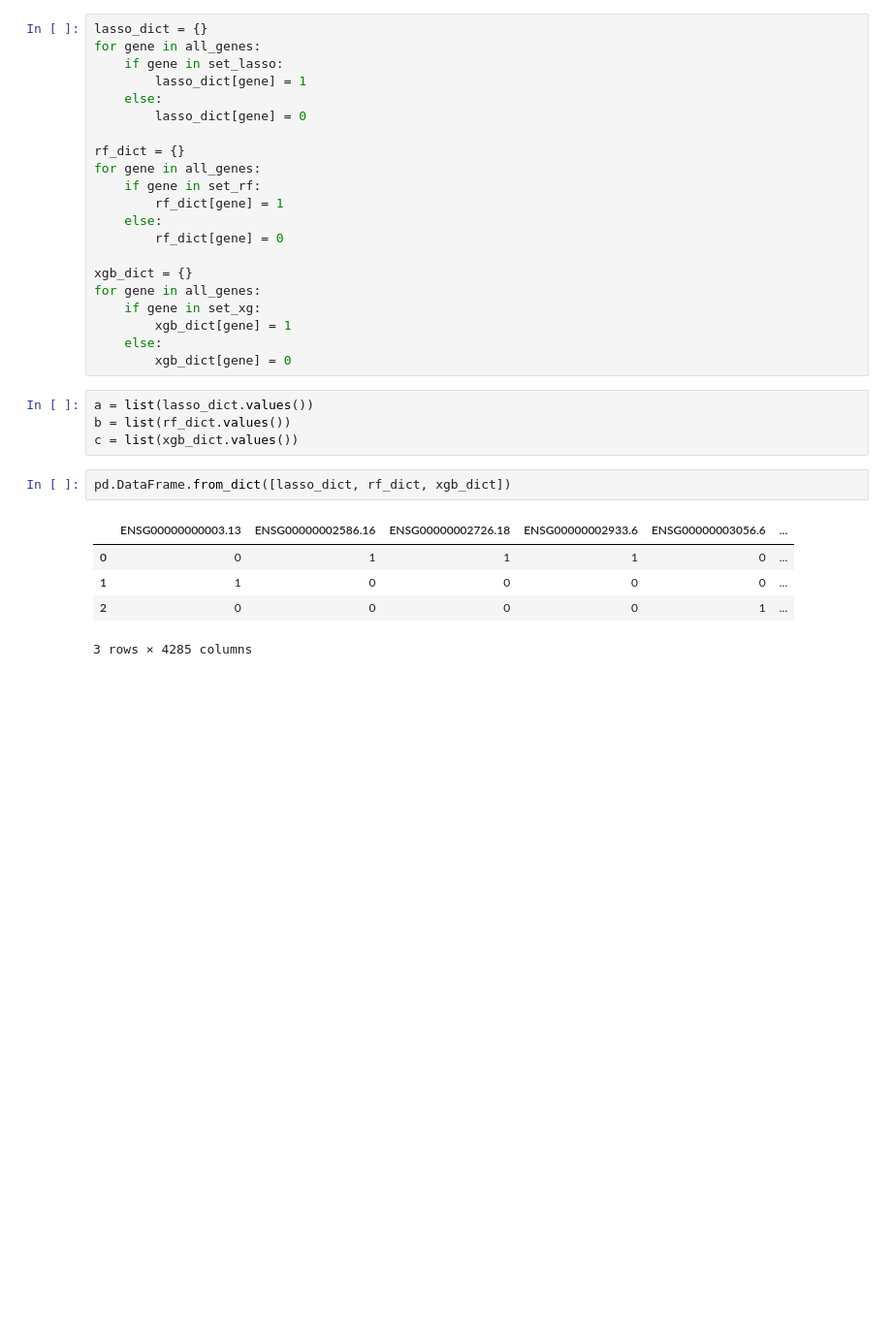
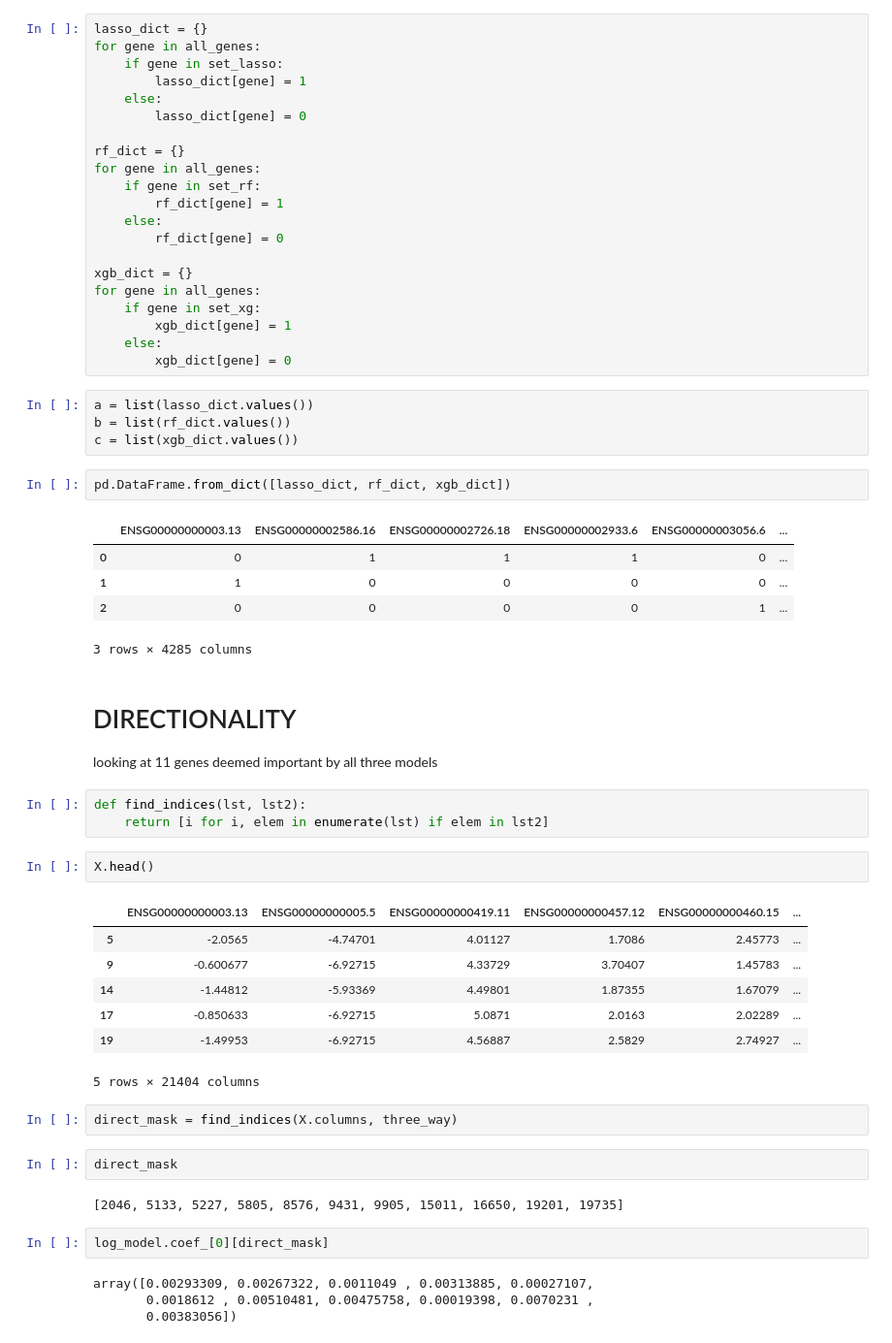
Before and after one commit to NCBI-Hackathons/ConsensusML, a Jupyter notebook: scripts/model_walkthrough.ipynb, the cells around one changed output. Shown at 97% size. Drawn from its saved outputs; the diff is of its cells as text; blank space fills up the shorter version.

Commit message:
explore directionality through logistic model

```diff
--- a/scripts/model_walkthrough.ipynb
+++ b/scripts/model_walkthrough.ipynb
@@ -508,3 +526,32 @@ pd.DataFrame.from_dict([lasso_dict, rf_dict, xgb_dict])
 | 1 | 1 | 0 | 0 | 0 | 0 | ... |
 | 2 | 0 | 0 | 0 | 0 | 1 | ... |
 3 rows × 4285 columns
+# %% [markdown]
+# DIRECTIONALITY
+
+looking at 11 genes deemed important by all three models
+# %%
+def find_indices(lst, lst2):
+    return [i for i, elem in enumerate(lst) if elem in lst2]
+# %%
+X.head()
+# %% [output]
+|  | ENSG00000000003.13 | ENSG00000000005.5 | ENSG00000000419.11 | ENSG00000000457.12 | ENSG00000000460.15 | ... |
+| 5 | -2.0565 | -4.74701 | 4.01127 | 1.7086 | 2.45773 | ... |
+| 9 | -0.600677 | -6.92715 | 4.33729 | 3.70407 | 1.45783 | ... |
+| 14 | -1.44812 | -5.93369 | 4.49801 | 1.87355 | 1.67079 | ... |
+| 17 | -0.850633 | -6.92715 | 5.0871 | 2.0163 | 2.02289 | ... |
+| 19 | -1.49953 | -6.92715 | 4.56887 | 2.5829 | 2.74927 | ... |
+5 rows × 21404 columns
+# %%
+direct_mask = find_indices(X.columns, three_way)
+# %%
+direct_mask
+# %% [output]
+[2046, 5133, 5227, 5805, 8576, 9431, 9905, 15011, 16650, 19201, 19735]
+# %%
+log_model.coef_[0][direct_mask]
+# %% [output]
+array([0.00293309, 0.00267322, 0.0011049 , 0.00313885, 0.00027107,
+       0.0018612 , 0.00510481, 0.00475758, 0.00019398, 0.0070231 ,
+       0.00383056])
```
Also changed, not shown: parts of 4 cells of this notebook, 1 other file.
